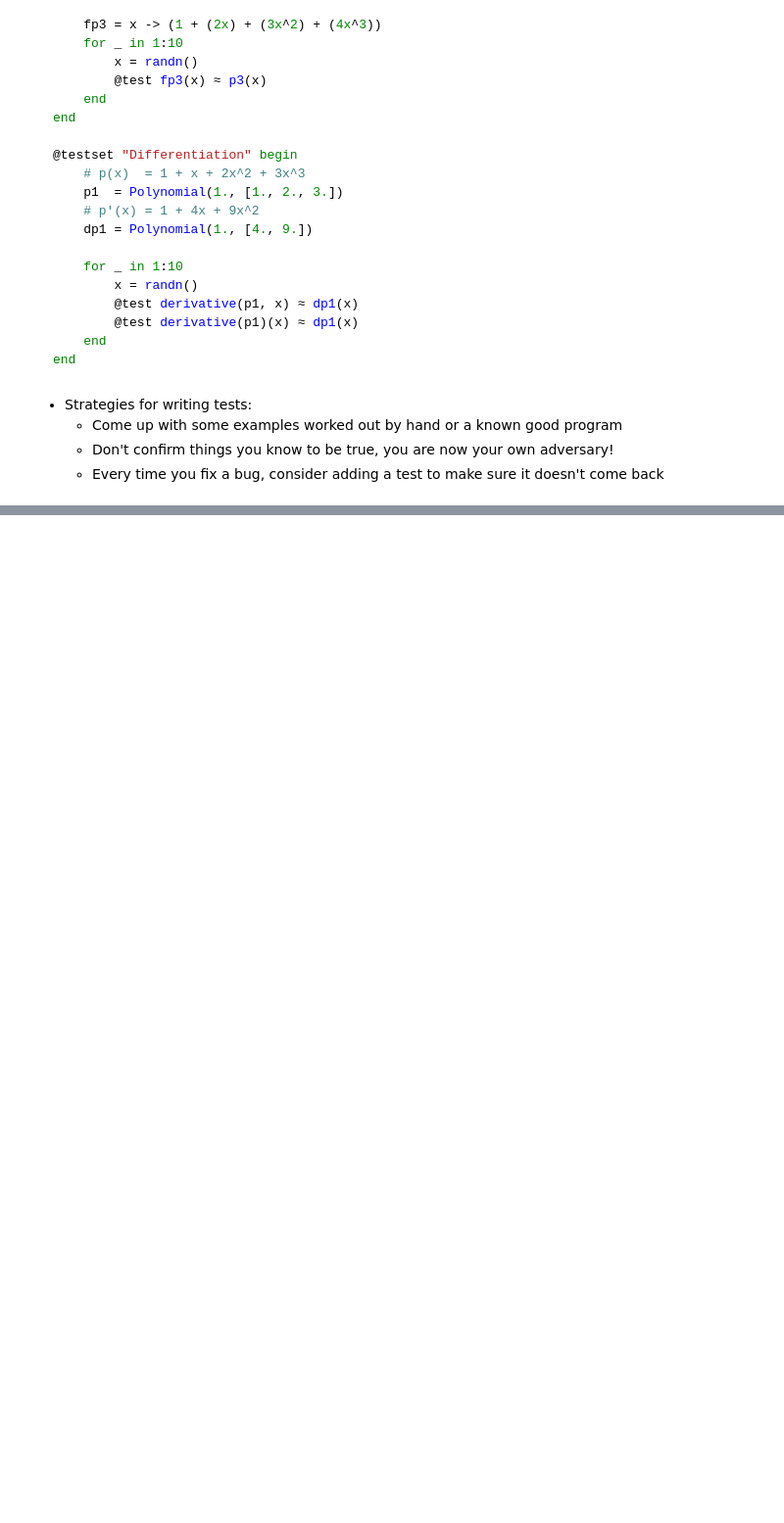
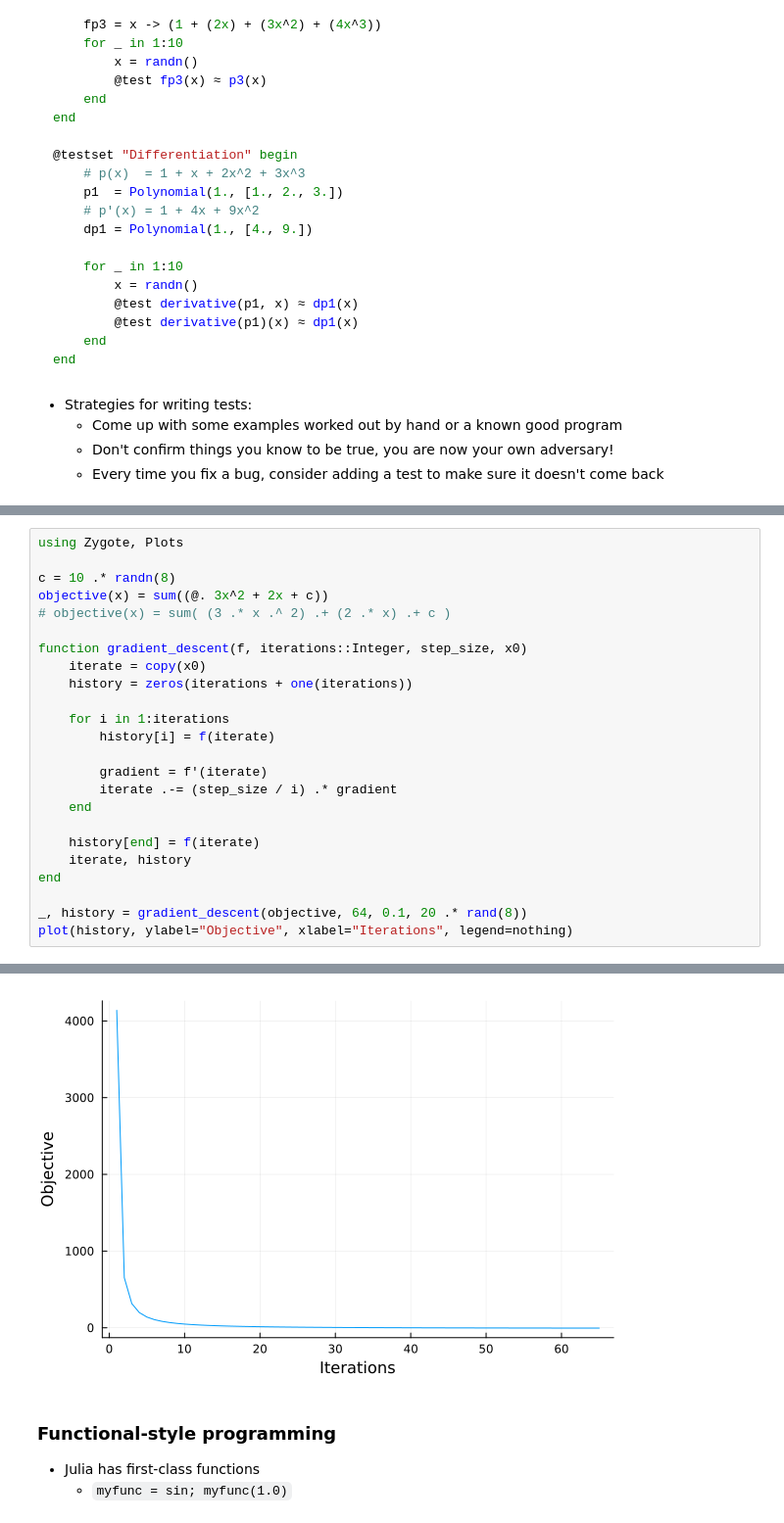
Before and after one commit to MPF-Optimization-Laboratory/julia-workshop, a Jupyter notebook: day4.ipynb, the cells around one changed output, grey strips where cells are left out. Shown at 98% size. Drawn from its saved outputs; the diff is of its cells as text; blank space fills up the shorter version.

```diff
--- a/day4.ipynb
+++ b/day4.ipynb
@@ -672,0 +821,25 @@ end
+# %%
+using Zygote, Plots
+
+c = 10 .* randn(8)
+objective(x) = sum((@. 3x^2 + 2x + c))
+# objective(x) = sum( (3 .* x .^ 2) .+ (2 .* x) .+ c )
+
+function gradient_descent(f, iterations::Integer, step_size, x0)
+    iterate = copy(x0)
+    history = zeros(iterations + one(iterations))
+
+    for i in 1:iterations
+        history[i] = f(iterate)
+
+        gradient = f'(iterate)
+        iterate .-= (step_size / i) .* gradient
+    end
+
+    history[end] = f(iterate)
+    iterate, history
+end
+
+_, history = gradient_descent(objective, 64, 0.1, 20 .* rand(8))
+plot(history, ylabel="Objective", xlabel="Iterations", legend=nothing)
+# %% [output]
@@ -672,0 +847,6 @@ end
+[figure, added]
+# %% [markdown]
+### Functional-style programming
+
+- Julia has first-class functions
+  - `myfunc = sin; myfunc(1.0)`
```
Also changed, not shown: parts of 40 cells of this notebook, 3 other files.
